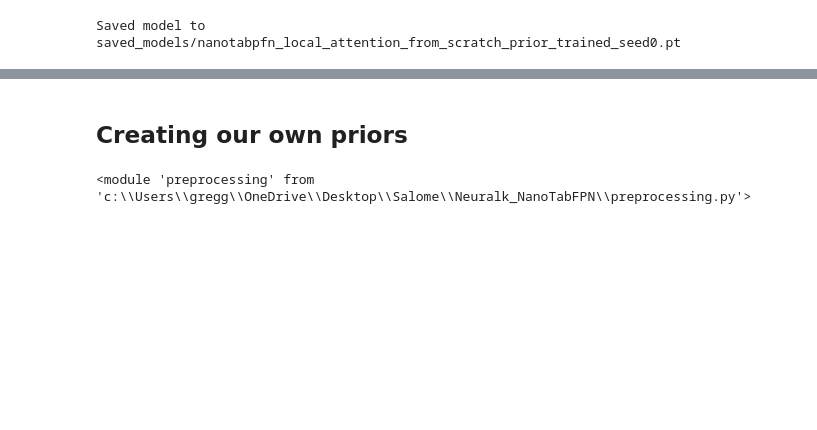
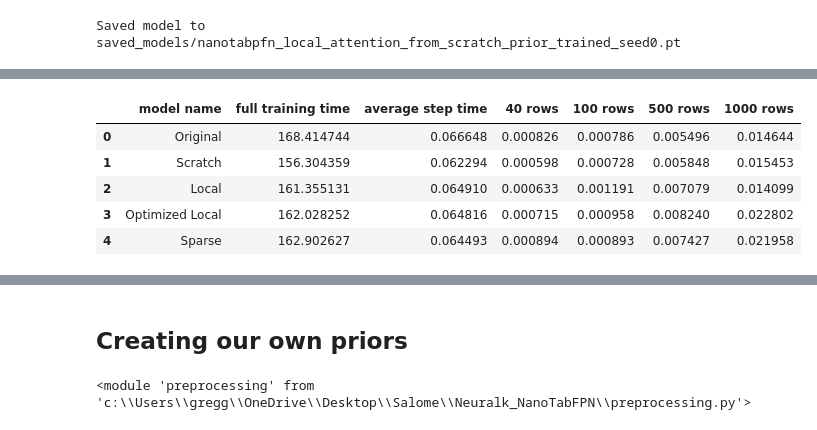
Before and after one commit to sgobbi/Neuralk_NanoTabFPN, a Jupyter notebook: experiment.ipynb, the cells around one changed output, grey strips where cells are left out. Saved outputs shown, nothing was run; the diff lists cells and outputs as text; code cells hidden in the pictures; blank space fills up the shorter version.

Commit message:
[ADDED] training and inference time evaluations

```diff
--- a/experiment.ipynb
+++ b/experiment.ipynb
@@ -719,0 +791,4 @@ fig.savefig(f"nanotabpfn_SlidingWindowAttention_summary.png", dpi=300)
+# %%
+from visualisation import summarize_training_times
+training_times = summarize_training_times(model_histories)
+training_times
@@ -719,0 +802,6 @@ fig.savefig(f"nanotabpfn_SlidingWindowAttention_summary.png", dpi=300)
+# %%
+model_state_dicts = {"Original": "saved_models/nanotabpfn_original_prior_trained_seed0.pt",
+                   "Scratch": "saved_models/nanotabpfn_attention_from_scratch_prior_trained_seed0.pt",
+                   "Local": "saved_models/nanotabpfn_local_attention_from_scratch_prior_trained_seed0.pt",
+                   "Optimized Local": "saved_models/nanotabpfn_optimized_local_attention_prior_trained_seed0.pt",
+                   "Sparse": "saved_models/nanotabpfn_sparse_attention_prior_trained_seed0.pt"}
@@ -719,0 +811,2 @@ fig.savefig(f"nanotabpfn_SlidingWindowAttention_summary.png", dpi=300)
+# %%
+inferences = collect_inference_times(model_state_dicts)
@@ -719,0 +840,10 @@ fig.savefig(f"nanotabpfn_SlidingWindowAttention_summary.png", dpi=300)
+# %%
+merged = training_times.merge(inferences, on = "model name")
+merged
+# %% [output]
+|  | model name | full training time | average step time | 40 rows | 100 rows | 500 rows | 1000 rows |
+| 0 | Original | 168.414744 | 0.066648 | 0.000826 | 0.000786 | 0.005496 | 0.014644 |
+| 1 | Scratch | 156.304359 | 0.062294 | 0.000598 | 0.000728 | 0.005848 | 0.015453 |
+| 2 | Local | 161.355131 | 0.064910 | 0.000633 | 0.001191 | 0.007079 | 0.014099 |
+| 3 | Optimized Local | 162.028252 | 0.064816 | 0.000715 | 0.000958 | 0.008240 | 0.022802 |
+| 4 | Sparse | 162.902627 | 0.064493 | 0.000894 | 0.000893 | 0.007427 | 0.021958 |
```
Also changed, not shown: parts of 42 cells of this notebook, 6 other files.
